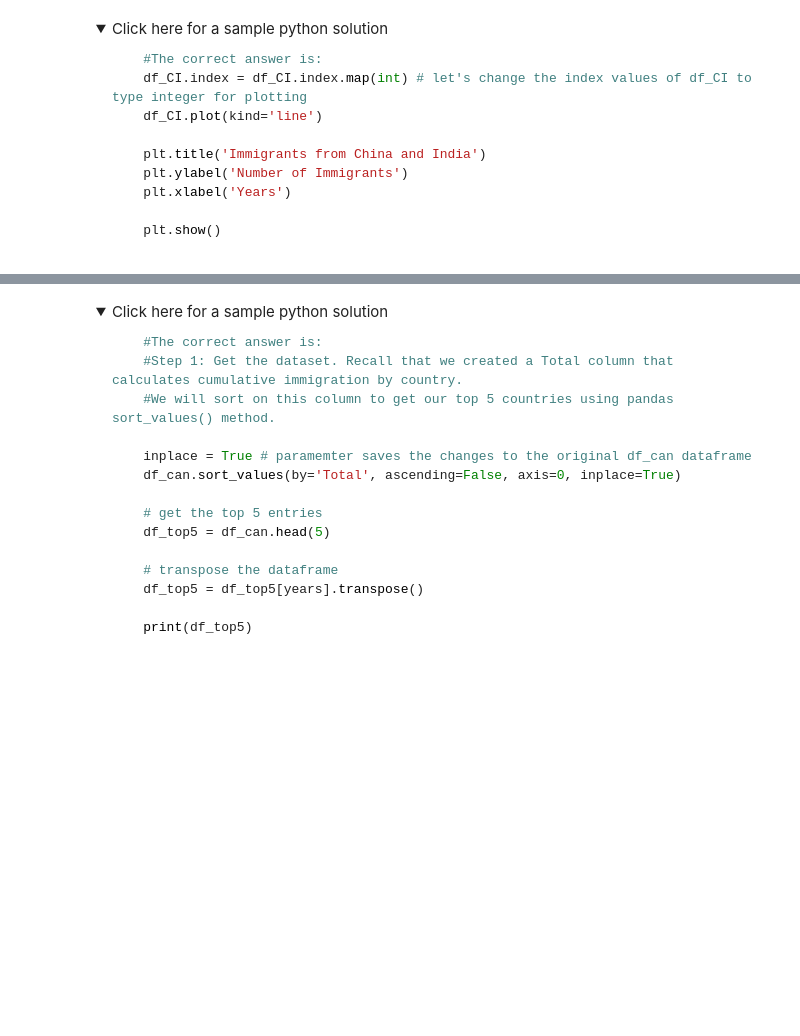
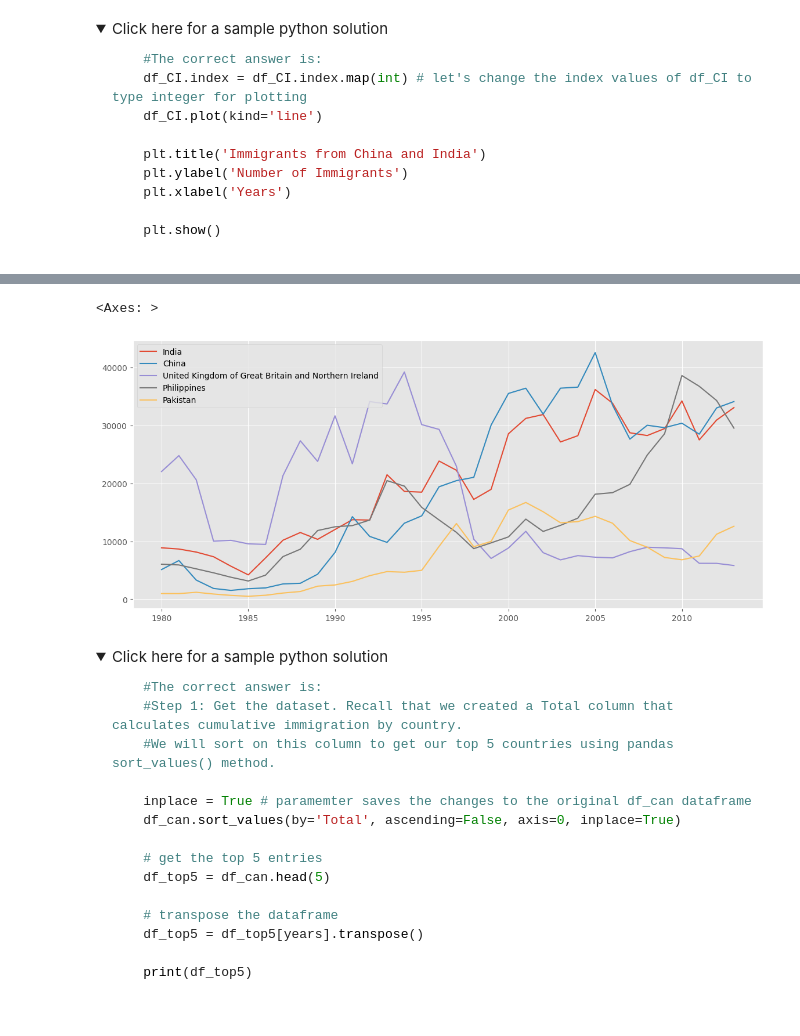
Before and after one commit to Vitalyastiy/courses, a Jupyter notebook: IBM/DV0101EN-Exercise-Introduction-to-Matplotlib-and-Line-Plots.ipynb, the cells around one changed output, grey strips where cells are left out. Saved outputs shown, nothing was run; the diff lists cells and outputs as text; code cells hidden in the pictures; folded sections open; blank space fills up the shorter version.

```diff
--- a/IBM/DV0101EN-Exercise-Introduction-to-Matplotlib-and-Line-Plots.ipynb
+++ b/IBM/DV0101EN-Exercise-Introduction-to-Matplotlib-and-Line-Plots.ipynb
@@ -604,0 +804,3 @@ Line plot is a handy tool to display several dependent variables against one ind
+# %%
+t = df_can.sort_values(by = 'Total', ascending = False).head(5)
+t
@@ -604,0 +815,3 @@ Line plot is a handy tool to display several dependent variables against one ind
+# %%
+t1 = t.iloc[0::, 3:-1]
+t1
@@ -604,0 +826,5 @@ Line plot is a handy tool to display several dependent variables against one ind
+# %%
+t1.T.plot(figsize = (14, 6) )
+# %% [output]
+<Axes: >
+[figure, added]
```
Also changed, not shown: parts of 60 cells of this notebook.
